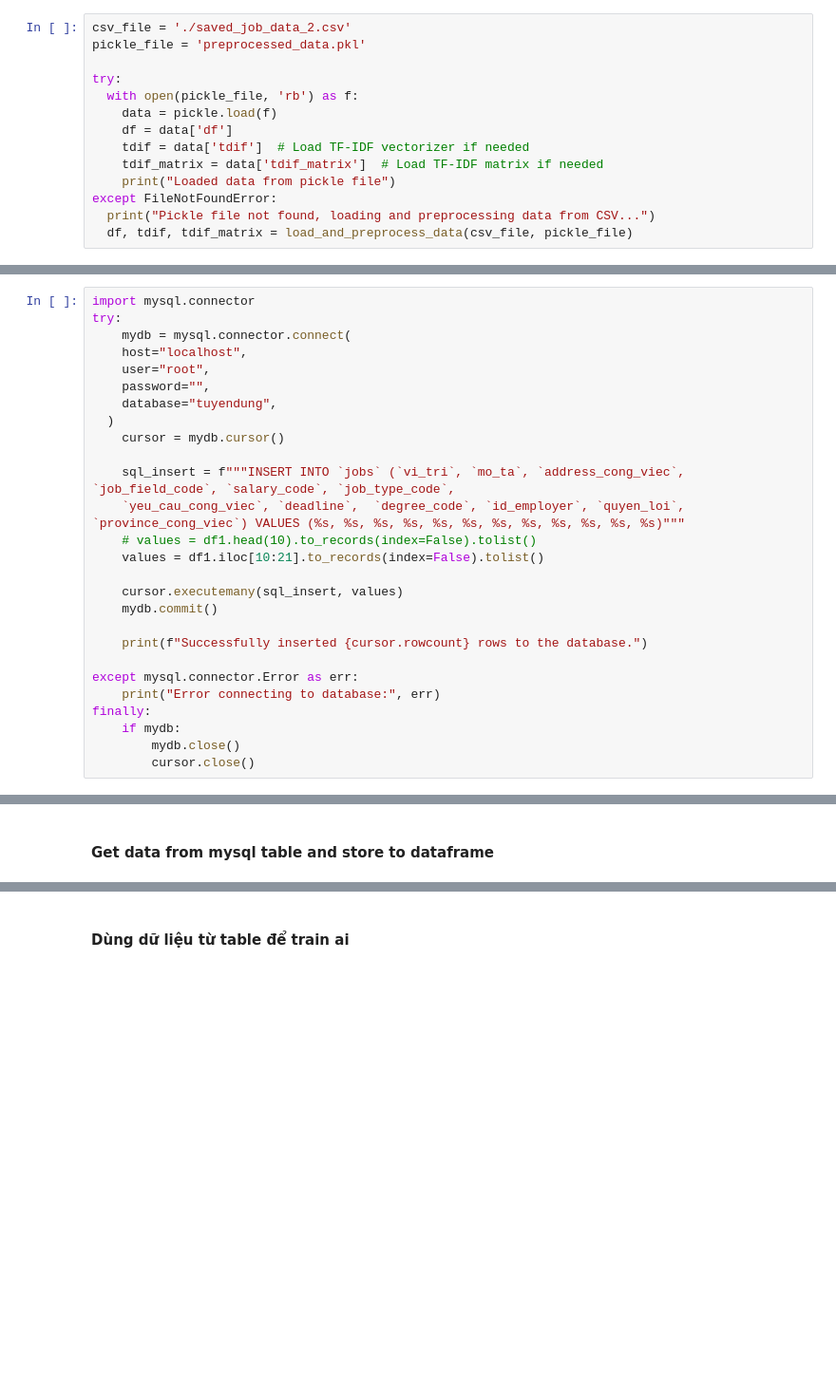
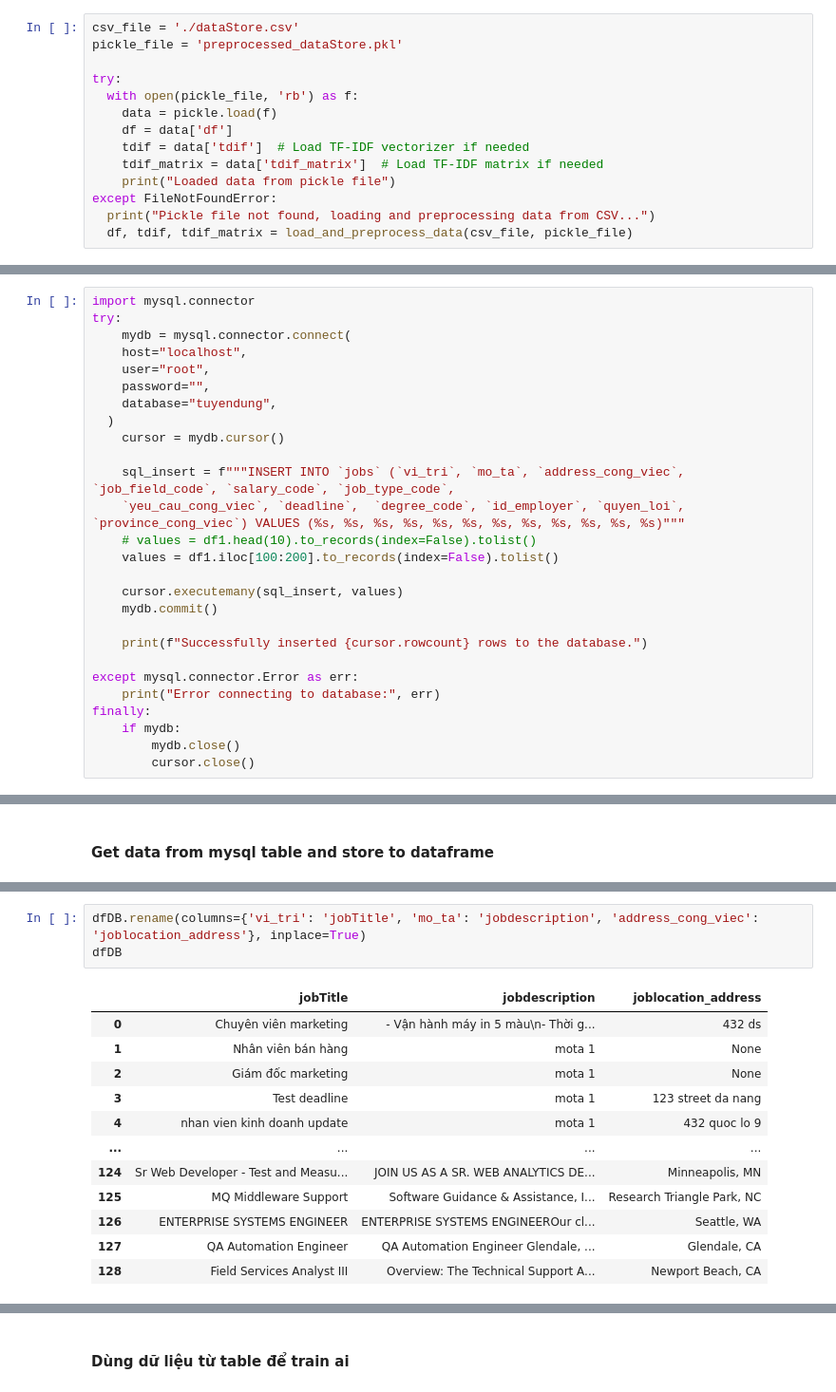
Before and after one commit to duyhau0802/AI-job-recommend, a Jupyter notebook: handleData.ipynb, the cells around one changed output, grey strips where cells are left out. Shown at 95% size. Drawn from its saved outputs; the diff is of its cells as text; blank space fills up the shorter version.

```diff
--- a/handleData.ipynb
+++ b/handleData.ipynb
@@ -29,8 +29,8 @@ def load_and_preprocess_data(csv_file, pickle_file):
 
   return df, tdif, tdif_matrix
 # %%
-csv_file = './saved_job_data_2.csv'
-pickle_file = 'preprocessed_data.pkl'
+csv_file = './dataStore.csv'
+pickle_file = 'preprocessed_dataStore.pkl'
 
 try:
   with open(pickle_file, 'rb') as f:
@@ -235,7 +194,7 @@ try:
     sql_insert = f"""INSERT INTO `jobs` (`vi_tri`, `mo_ta`, `address_cong_viec`, `job_field_code`, `salary_code`, `job_type_code`,
     `yeu_cau_cong_viec`, `deadline`,  `degree_code`, `id_employer`, `quyen_loi`, `province_cong_viec`) VALUES (%s, %s, %s, %s, %s, %s, %s, %s, %s, %s, %s, %s)"""
     # values = df1.head(10).to_records(index=False).tolist()
-    values = df1.iloc[10:21].to_records(index=False).tolist()
+    values = df1.iloc[100:200].to_records(index=False).tolist()
 
     cursor.executemany(sql_insert, values)
     mydb.commit()
@@ -315,0 +271,16 @@ print(dfDB.head(2))  # Print the first few rows of the DataFrame
+# %%
+dfDB.rename(columns={'vi_tri': 'jobTitle', 'mo_ta': 'jobdescription', 'address_cong_viec': 'joblocation_address'}, inplace=True)
+dfDB
+# %% [output]
+|  | jobTitle | jobdescription | joblocation_address |
+| 0 | Chuyên viên marketing | - Vận hành máy in 5 màu\n- Thời g... | 432 ds |
+| 1 | Nhân viên bán hàng | mota 1 | None |
+| 2 | Giám đốc marketing | mota 1 | None |
+| 3 | Test deadline | mota 1 | 123 street da nang |
+| 4 | nhan vien kinh doanh update | mota 1 | 432 quoc lo 9 |
+| ... | ... | ... | ... |
+| 124 | Sr Web Developer - Test and Measu... | JOIN US AS A SR. WEB ANALYTICS DE... | Minneapolis, MN |
+| 125 | MQ Middleware Support | Software Guidance & Assistance, I... | Research Triangle Park, NC |
+| 126 | ENTERPRISE SYSTEMS ENGINEER | ENTERPRISE SYSTEMS ENGINEEROur cl... | Seattle, WA |
+| 127 | QA Automation Engineer | QA Automation Engineer Glendale, ... | Glendale, CA |
+| 128 | Field Services Analyst III | Overview: The Technical Support A... | Newport Beach, CA |
```
Also changed, not shown: parts of 13 cells of this notebook, 4 other files.
